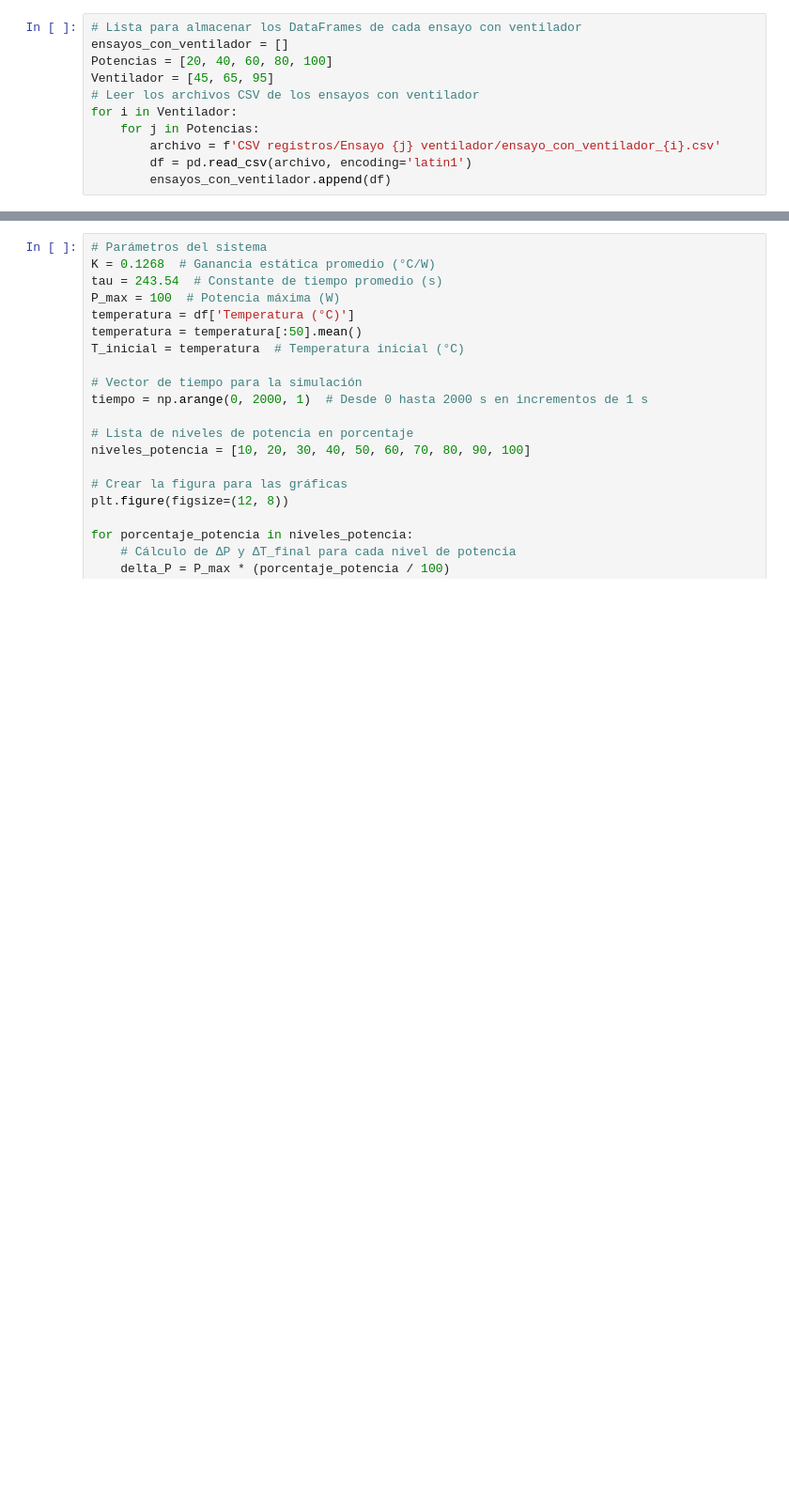
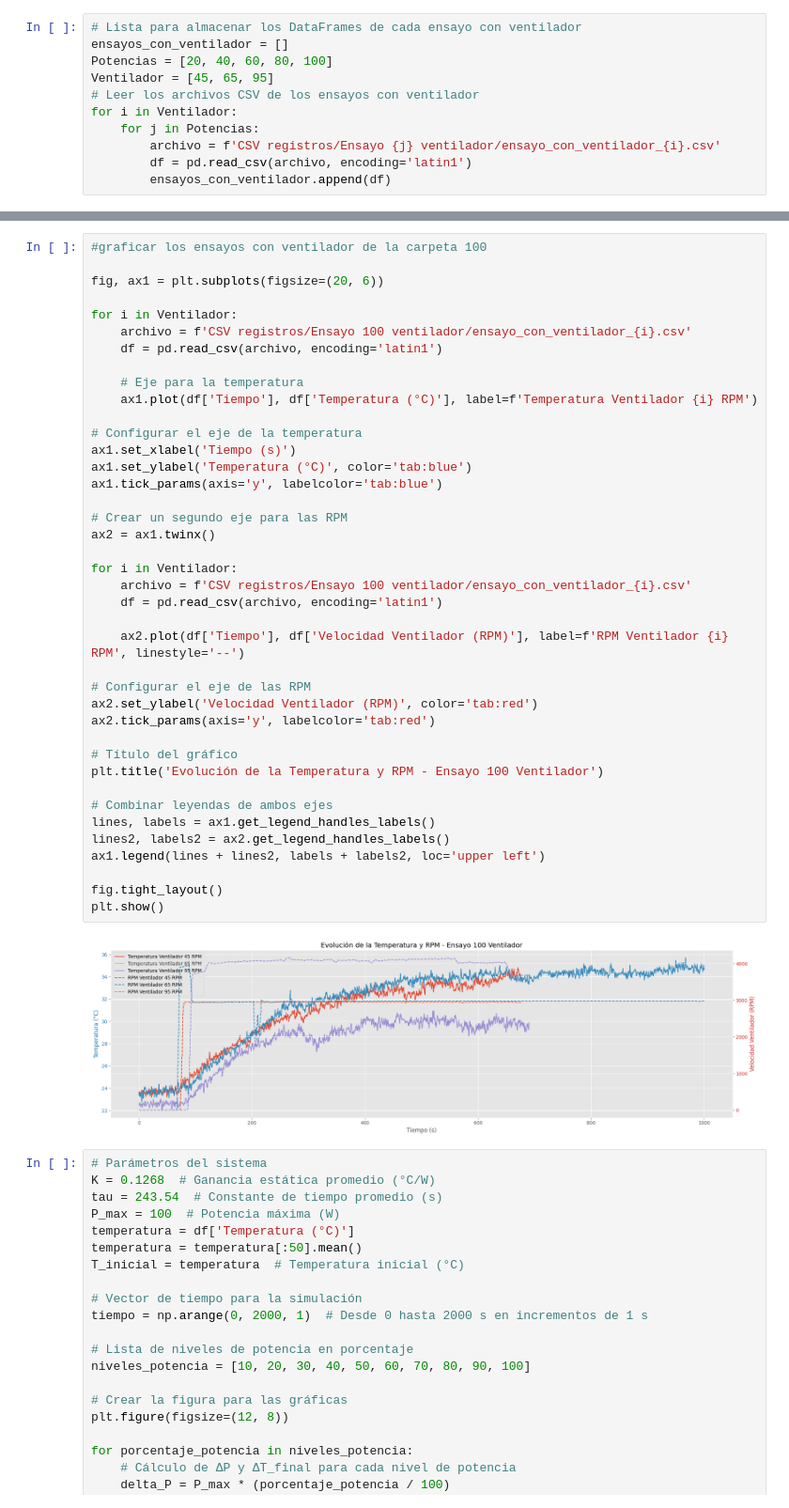
Before and after one commit to MaximilianoAntonio/incubator-prototype, a Jupyter notebook: Incbadora ino/vizualizador csv.ipynb, the cells around one changed output, grey strips where cells are left out. Shown at 94% size. Saved outputs shown, nothing was run; the diff lists cells and outputs as text; blank space fills up the shorter version.

```diff
--- a/Incbadora ino/vizualizador csv.ipynb
+++ b/Incbadora ino/vizualizador csv.ipynb
@@ -248,3 +154,45 @@ figures_separated
+# %%
+#graficar los ensayos con ventilador de la carpeta 100
+
+fig, ax1 = plt.subplots(figsize=(20, 6))
+
+for i in Ventilador:
+    archivo = f'CSV registros/Ensayo 100 ventilador/ensayo_con_ventilador_{i}.csv'
+    df = pd.read_csv(archivo, encoding='latin1')
+
+    # Eje para la temperatura
+    ax1.plot(df['Tiempo'], df['Temperatura (°C)'], label=f'Temperatura Ventilador {i} RPM')
+
+# Configurar el eje de la temperatura
+ax1.set_xlabel('Tiempo (s)')
+ax1.set_ylabel('Temperatura (°C)', color='tab:blue')
+ax1.tick_params(axis='y', labelcolor='tab:blue')
+
+# Crear un segundo eje para las RPM
+ax2 = ax1.twinx()
+
+for i in Ventilador:
+    archivo = f'CSV registros/Ensayo 100 ventilador/ensayo_con_ventilador_{i}.csv'
+    df = pd.read_csv(archivo, encoding='latin1')
+
+    ax2.plot(df['Tiempo'], df['Velocidad Ventilador (RPM)'], label=f'RPM Ventilador {i} RPM', linestyle='--')
+
+# Configurar el eje de las RPM
+ax2.set_ylabel('Velocidad Ventilador (RPM)', color='tab:red')
+ax2.tick_params(axis='y', labelcolor='tab:red')
+
+# Título del gráfico
+plt.title('Evolución de la Temperatura y RPM - Ensayo 100 Ventilador')
+
+# Combinar leyendas de ambos ejes
+lines, labels = ax1.get_legend_handles_labels()
+lines2, labels2 = ax2.get_legend_handles_labels()
+ax1.legend(lines + lines2, labels + labels2, loc='upper left')
+
+fig.tight_layout()
+plt.show()
+# %% [output]
+[figure, added]
 # %%
 # Parámetros del sistema
 K = 0.1268  # Ganancia estática promedio (°C/W)
```
Also changed, not shown: parts of 2 cells of this notebook, 18 other files.
